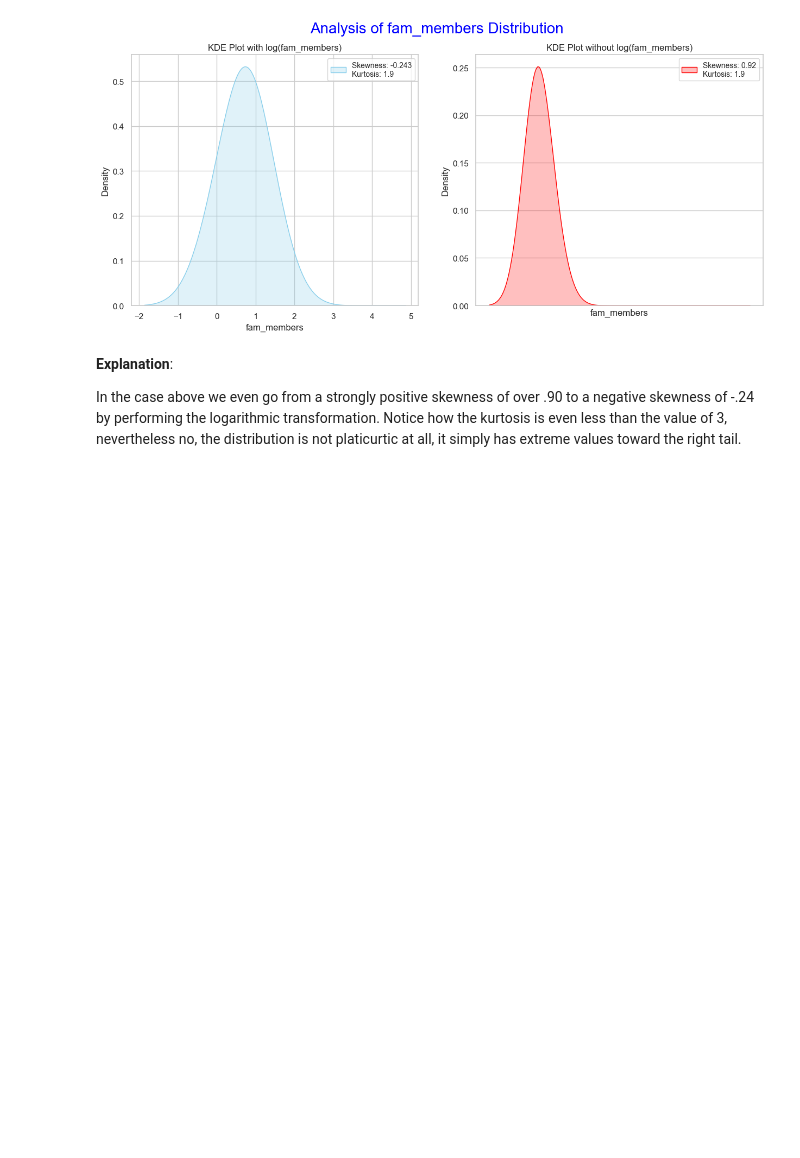
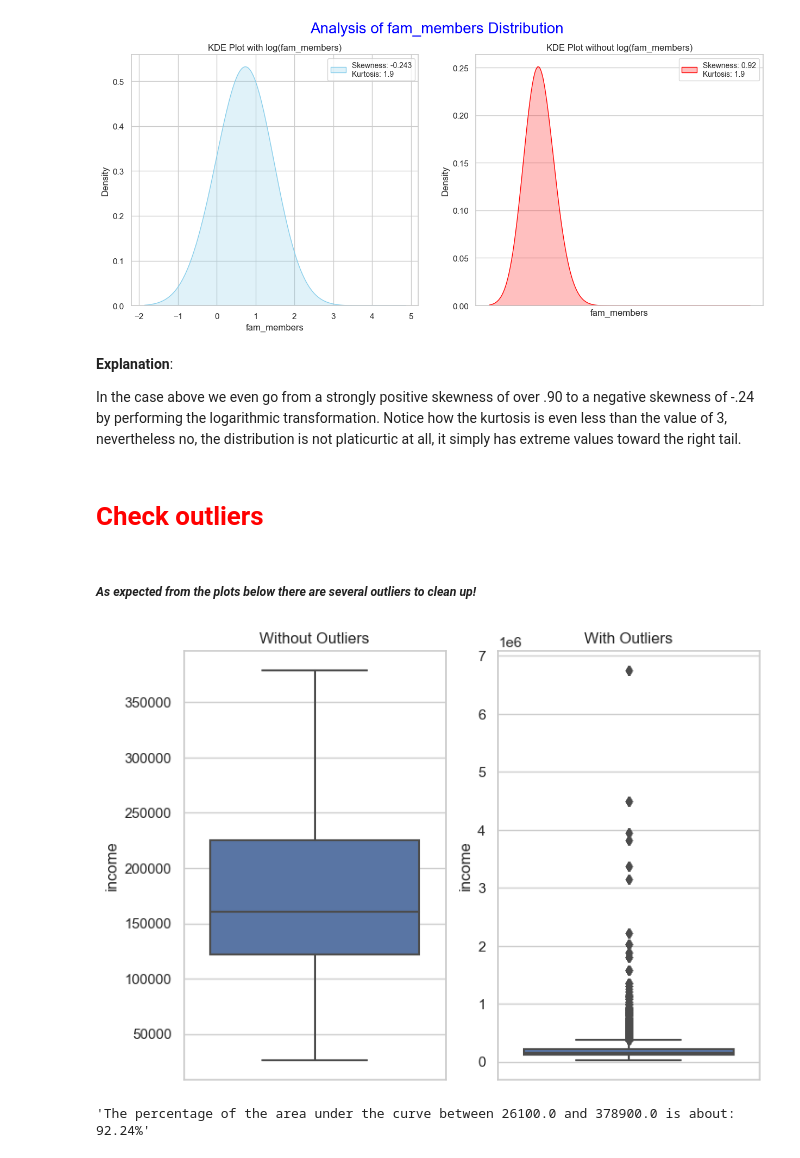
Before and after one commit to ThomasProce/credit-risk-classification, a Jupyter notebook: credit_risk.ipynb, the cells around one changed output. Cells and saved outputs as stored; diff of their text form; code cells hidden in the pictures; blank space fills up the shorter version.

Commit message:
check outliers presence

```diff
--- a/credit_risk.ipynb
+++ b/credit_risk.ipynb
@@ -1076,3 +1076,35 @@ plot_distribution(applicants,'fam_members')
 
 In the case above we even go from a strongly positive skewness of over .90 to a negative skewness of -.24 by performing the logarithmic transformation.
 Notice how the kurtosis is even less than the value of 3, nevertheless no, the distribution is not platicurtic at all, it simply has extreme values toward the right tail.
+# %% [markdown]
+# <span style="color:red">Check outliers</span>
+# %%
+def plot_boxplot(data,feature):
+    fig, axes = plt.subplots(1, 2, figsize=(8, 6))
+
+    # Create a boxplot without outliers in the first subplot
+    ax1 = sns.boxplot(data=data, y=feature, showfliers=False, ax=axes[0])
+    axes[0].set_title('Without Outliers')
+
+    # Create a boxplot with outliers in the second subplot
+    ax2 = sns.boxplot(data=data, y=feature, ax=axes[1])
+    axes[1].set_title('With Outliers')
+    # Show the plots
+    plt.show()
+# %% [markdown]
+##### *As expected from the plots below there are several outliers to clean up!*
+# %%
+plot_boxplot(applicants,'income')
+# %% [output]
+[figure, added]
+# %%
+# Do you remember that we try to calculate area under the curve between the min value of Income and 500K?, well, looking a these
+# boxplot we could define a better(?) maximum range approximated to 380K.
+# How many data lies under the curve between min value and 380K?
+start_point = applicants['income'].min()
+end_point = applicants[applicants['income'] <= 380000]['income'].max()
+
+# If we decide to cut off outliers above 380K we should lost about 8% of data of that specific variable
+integral(applicants,'income',start_point,end_point)
+# %% [output]
+'The percentage of the area under the curve between 26100.0 and 378900.0 is about: 92.24%'
```
Also changed, not shown: parts of 1 cell of this notebook.
